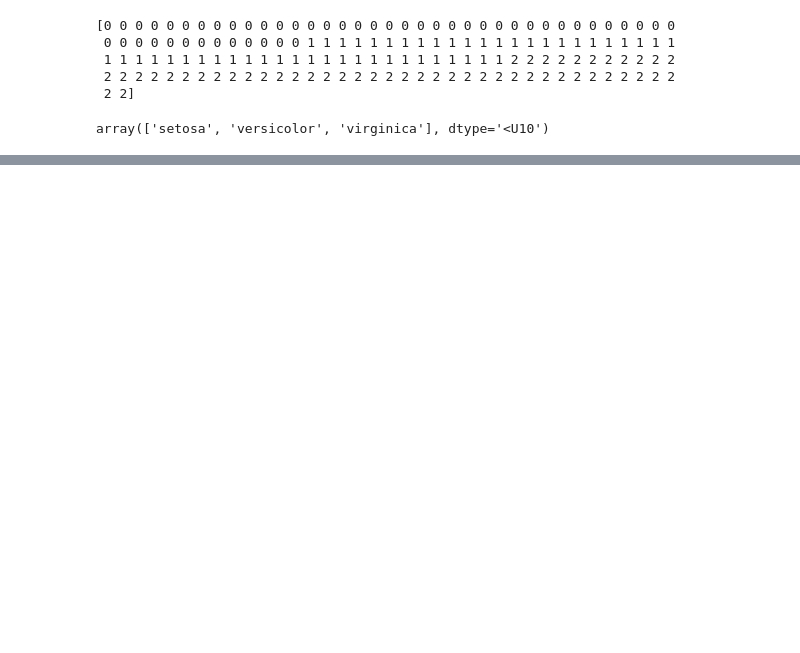
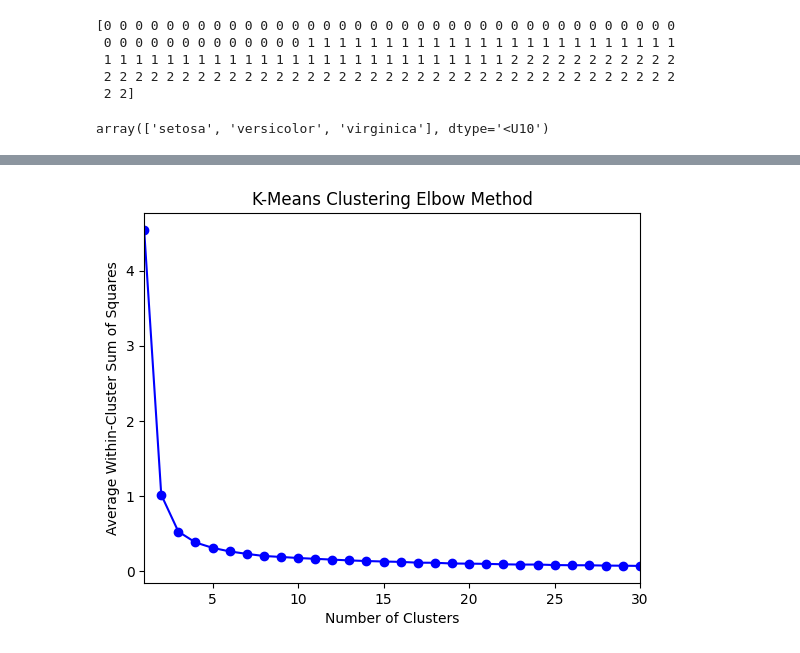
Before and after one commit to jamesfothergill/Eduonix_MachineLearning_Course, a Jupyter notebook: Eduonix/PCAvis.ipynb, the cells around one changed output, grey strips where cells are left out. Saved outputs shown, nothing was run; the diff lists cells and outputs as text; code cells hidden in the pictures; blank space fills up the shorter version.

```diff
--- a/Eduonix/PCAvis.ipynb
+++ b/Eduonix/PCAvis.ipynb
@@ -29,0 +84,31 @@ array(['setosa', 'versicolor', 'virginica'], dtype='<U10')
+# %%
+# KMeans Clustering - Elbow Method to Determine Optimal Number of Clusters
+from sklearn.cluster import KMeans
+
+# empty x and y data lists
+X = []
+Y = []
+
+for i in range(1,31):
+    # initialize and fit the kmeans model
+    kmeans = KMeans(n_clusters = i)
+    kmeans.fit(df)
+
+    # append number of clusters to x data list
+    X.append(i)
+
+    # append average within-cluster sum of squares to y data list
+    awcss = kmeans.inertia_ / df.shape[0]
+    Y.append(awcss)
+# %%
+# plot the x and y data
+plt.plot(X,Y, 'bo-')
+plt.xlim((1, 30))
+plt.xlabel('Number of Clusters')
+plt.ylabel('Average Within-Cluster Sum of Squares')
+plt.title('K-Means Clustering Elbow Method')
+
+# display the plot
+plt.show()
+# %% [output]
+[figure, added]
```
Also changed, not shown: parts of 9 cells of this notebook.
